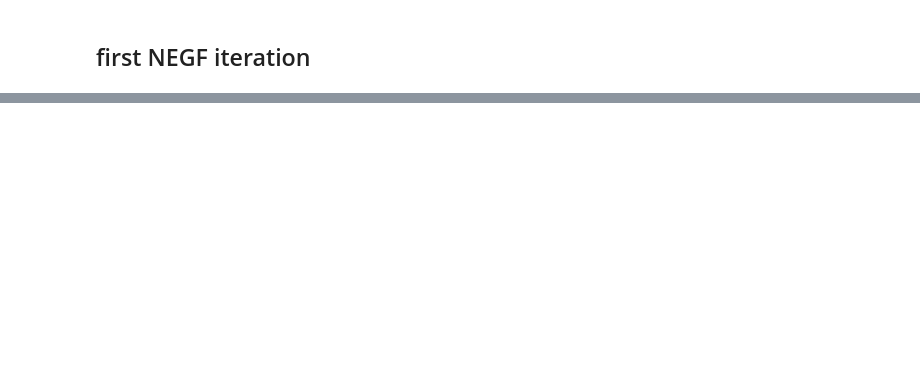
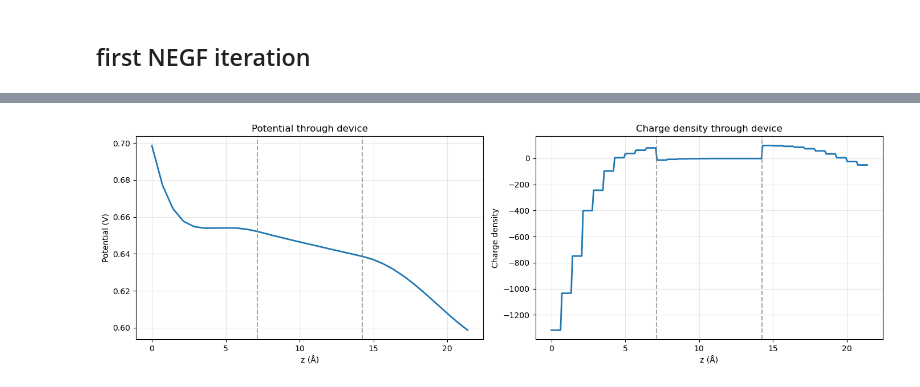
Before and after one commit to nandandiwan/Berkeley-Transport-Simulator, a Jupyter notebook: src/device_sims/device.ipynb, the cells around one changed output, grey strips where cells are left out. Drawn from its saved outputs; the diff is of its cells as text; code cells hidden in the pictures; blank space fills up the shorter version.

```diff
--- a/src/device_sims/device.ipynb
+++ b/src/device_sims/device.ipynb
@@ -1236,0 +1392,99 @@ FEM charge range: [9.9315e-14, 2.5086e-03]
+# %%
+# Post-Gummel visualization: potential + charge along device and 3D FEM views
+import numpy as np
+import matplotlib.pyplot as plt
+import pyvista as pv
+from dolfinx import plot as dfx_plot
+
+# pick latest potential solution
+if "phi_gummel" in globals():
+    phi_plot = phi_gummel
+elif "phi_new" in globals():
+    phi_plot = phi_new
+else:
+    phi_plot = phi_poisson
+
+# pick/latest build charge function on DG0
+if "rho_negf_fem" in globals():
+    rho_plot = rho_negf_fem
+elif "rho_tot_fem" in globals():
+    rho_plot = rho_tot_fem
+else:
+    rho_plot = fem.Function(Q)
+    if "rho_tot_atom" in globals():
+        _rho_cells = translator.atom_to_fem(rho_tot_atom)
+        rho_plot.x.array[:] = np.asarray(_rho_cells[:len(rho_plot.x.array)], dtype=default_scalar_type)
+    else:
+        rho_plot.x.array[:] = 0.0
+
+# ----- 1D centerline profiles along z -----
+x_mid, y_mid = x_dim / 2.0, y_dim / 2.0
+z_pts = np.linspace(0.0, z_dim, 240)
+probe_pts = np.column_stack([
+    np.full_like(z_pts, x_mid),
+    np.full_like(z_pts, y_mid),
+    z_pts,
+])
+
+bb = dfx_geom_solver.bb_tree(domain, domain.topology.dim)
+cell_cands = dfx_geom_solver.compute_collisions_points(bb, probe_pts)
+colliding = dfx_geom_solver.compute_colliding_cells(domain, cell_cands, probe_pts)
+
+pts_ok, cells_ok = [], []
+for i in range(len(probe_pts)):
+    links = colliding.links(i)
+    if len(links) > 0:
+        pts_ok.append(probe_pts[i])
+        cells_ok.append(links[0])
+
+pts_ok = np.asarray(pts_ok)
+z_line = pts_ok[:, 2]
+phi_line = phi_plot.eval(pts_ok, cells_ok).flatten() * V_0
+rho_line = rho_plot.eval(pts_ok, cells_ok).flatten()
+
+fig, axes = plt.subplots(1, 2, figsize=(14, 4.5))
+axes[0].plot(z_line, phi_line, lw=2)
+axes[0].axvline(z_source_end, color="gray", ls="--", alpha=0.7)
+axes[0].axvline(z_drain_start, color="gray", ls="--", alpha=0.7)
+axes[0].set_xlabel("z (Å)")
+axes[0].set_ylabel("Potential (V)")
+axes[0].set_title("Potential through device")
+axes[0].grid(alpha=0.3)
+
+axes[1].plot(z_line, rho_line, lw=2)
+axes[1].axvline(z_source_end, color="gray", ls="--", alpha=0.7)
+axes[1].axvline(z_drain_start, color="gray", ls="--", alpha=0.7)
+axes[1].set_xlabel("z (Å)")
+axes[1].set_ylabel("Charge density")
+axes[1].set_title("Charge density through device")
+axes[1].grid(alpha=0.3)
+
+plt.tight_layout()
+plt.show()
+
+# ----- 3D FEM views -----
+topo, cell_types, geom = dfx_plot.vtk_mesh(domain, domain.topology.dim)
+grid3d = pv.UnstructuredGrid(topo, cell_types, geom)
+
+# potential is point-wise (CG1), charge is cell-wise (DG0)
+grid3d.point_data["potential_V"] = np.asarray(phi_plot.x.array, dtype=float) * V_0
+grid3d.cell_data["charge_density"] = np.asarray(rho_plot.x.array[:grid3d.n_cells], dtype=float)
+
+pl = pv.Plotter(shape=(1, 2), window_size=(1500, 650))
+pl.subplot(0, 0)
+pl.add_text("3D FEM Potential (V)", font_size=11)
+pl.add_mesh(grid3d, scalars="potential_V", cmap="viridis", show_edges=True, opacity=0.95)
+pl.add_axes()
+
+pl.subplot(0, 1)
+pl.add_text("3D FEM Charge Density", font_size=11)
+pl.add_mesh(grid3d, scalars="charge_density", cmap="plasma", show_edges=True, opacity=0.95)
+pl.add_axes()
+
+pl.link_views()
+pl.show()
+
+print(f"Potential range (V): [{phi_line.min():.4e}, {phi_line.max():.4e}]")
+print(f"Charge range (DG0): [{rho_plot.x.array.min():.4e}, {rho_plot.x.array.max():.4e}]")
+# %% [output]
+[figure, added]
```
Also changed, not shown: parts of 24 cells of this notebook, 4 other files.
